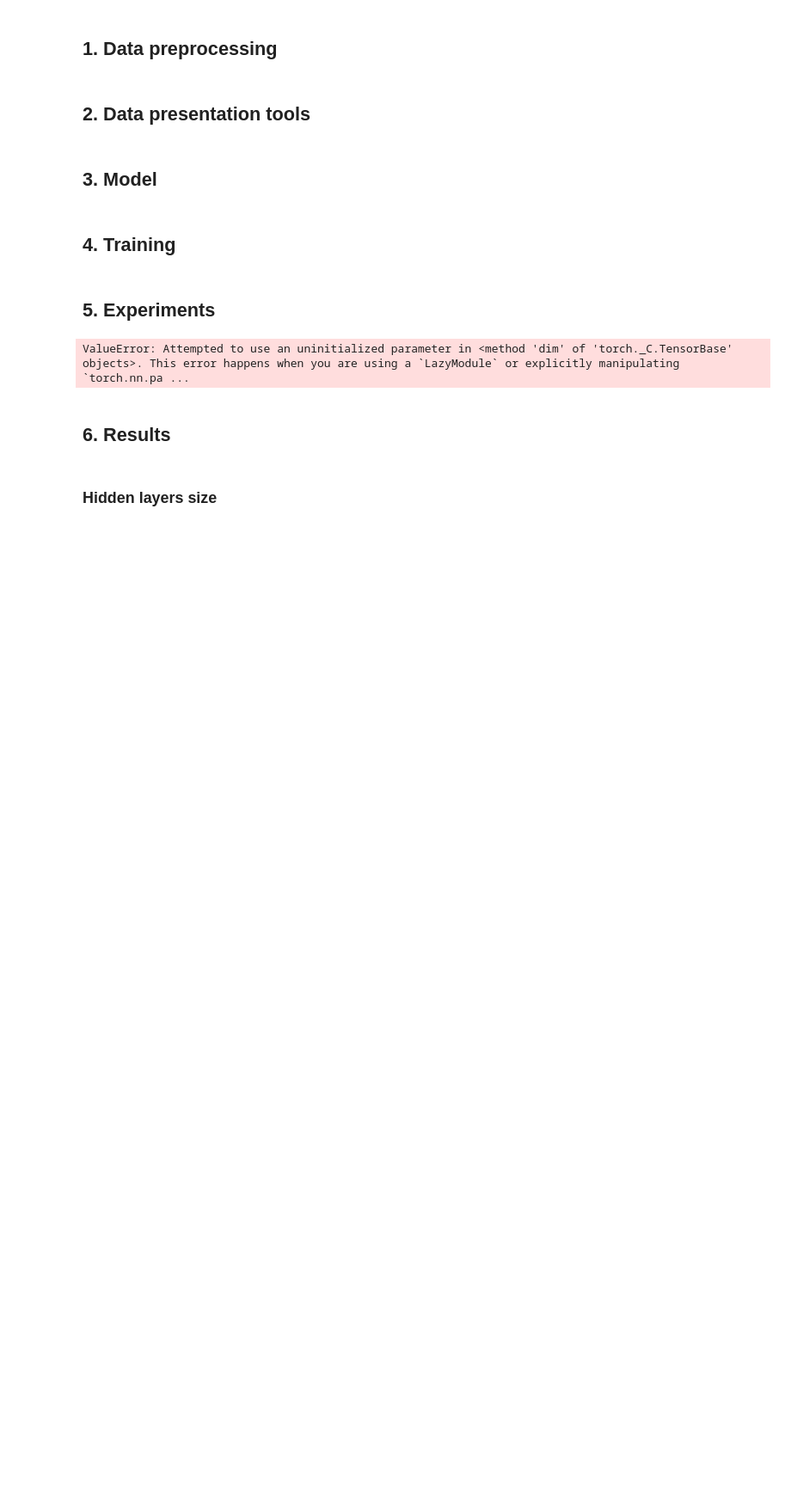
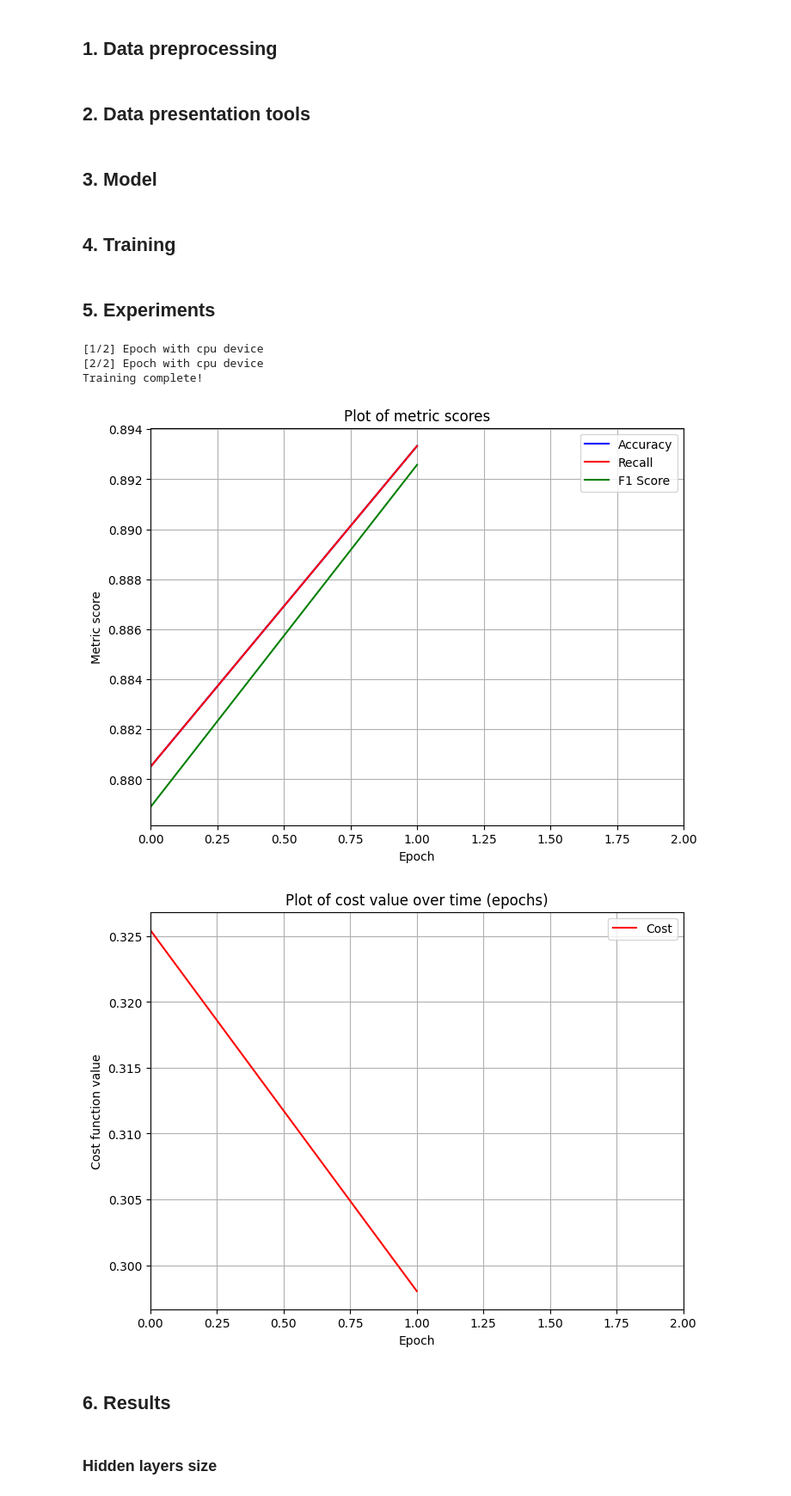
Before and after one commit to Krisenberg/neural-networks, a Jupyter notebook: src/lab_6/cnn.ipynb, the cells around one changed output. Shown at 86% size. Saved outputs shown, nothing was run; the diff lists cells and outputs as text; code cells hidden in the pictures; blank space fills up the shorter version.

```diff
--- a/src/lab_6/cnn.ipynb
+++ b/src/lab_6/cnn.ipynb
@@ -212,7 +212,7 @@ class ConvImageClassifier(nn.Module):
                 nn.MaxPool2d(kernel_size=conv_layers_config[i].pool_size)
             )
 
-
+        self.flatten = nn.Flatten()
         self.linear_layers = nn.Sequential(
             nn.LazyLinear(128),
             nn.ReLU(),
@@ -220,8 +220,16 @@ class ConvImageClassifier(nn.Module):
             nn.LazyLinear(output_labels)
         )
 
+        dummy_input = torch.zeros(1, 1, 28, 28)
+        with torch.no_grad():
+            self._initialize_lazy_layers(dummy_input)
+
         self.linear_layers.apply(self._init_weights)
-        self.flatten = nn.Flatten()
+
+    def _initialize_lazy_layers(self, dummy_input):
+        x = self.conv_layers(dummy_input)
+        x = self.flatten(x)
+        _ = self.linear_layers(x)
 
     def _init_weights(self, module: nn.Module):
         if isinstance(module, nn.Linear):
@@ -331,6 +339,7 @@ def train_model(
 # %% [markdown]
 ## 5. Experiments
 # %%
+
 train_loader, val_loader = get_train_val_loaders(
     batch_size=12,
     with_gpu=False,
@@ -348,6 +357,7 @@ model = ConvImageClassifier(
 )
 
 optimizer = torch.optim.Adam(model.parameters())
+
 results = train_model(
     model=model,
     max_epochs=2,
@@ -358,7 +368,15 @@ results = train_model(
     device=device
 )
 # %% [output]
-ValueError: Attempted to use an uninitialized parameter in <method 'dim' of 'torch._C.TensorBase' objects>. This error happens when you are using a `LazyModule` or explicitly manipulating `torch.nn.pa ...
+[1/2] Epoch with cpu device
+[2/2] Epoch with cpu device
+Training complete!
+# %%
+plot_metrics(results)
+plot_cost(results)
+# %% [output]
+[figure, added]
+[figure, added]
 # %%
 from typing import Any
 
```
